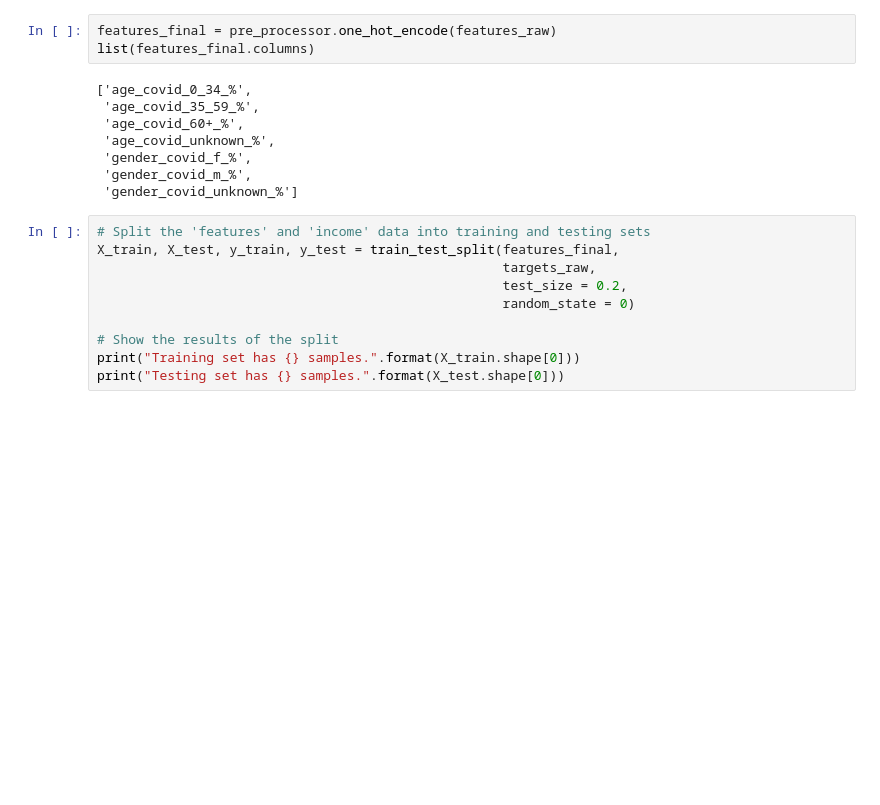
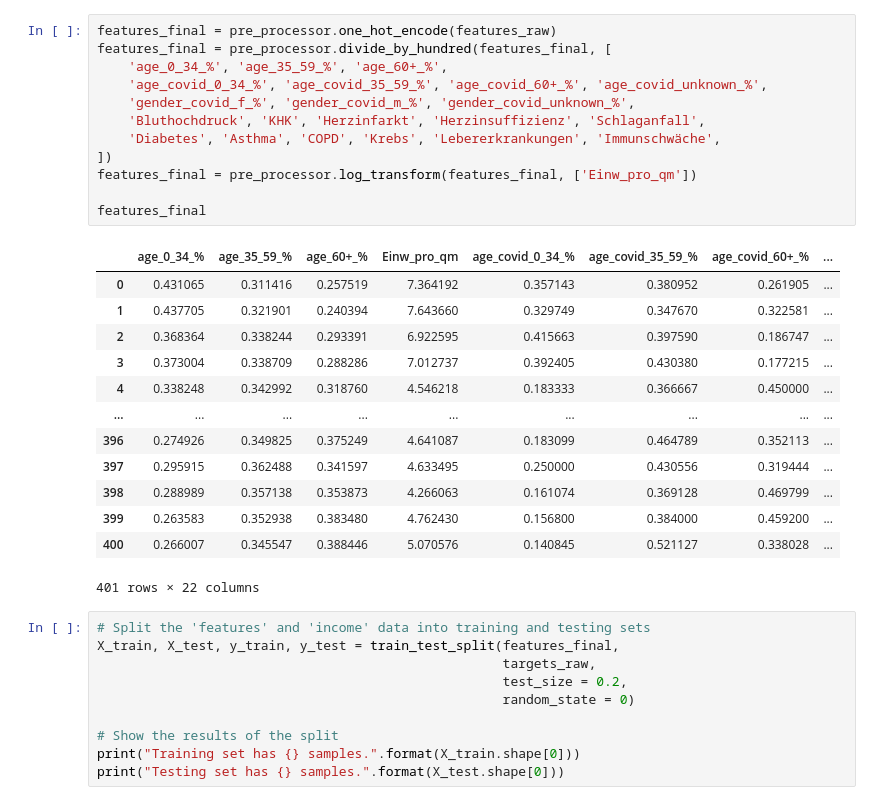
Before and after one commit to DS1-ATeam/covid-19, a Jupyter notebook: code/Lineare Regression - Sterberate nach Alter und Geschlecht.ipynb, the cells around one changed output. Cells and saved outputs as stored; diff of their text form; blank space fills up the shorter version.

```diff
--- a/code/Lineare Regression - Sterberate nach Alter und Geschlecht.ipynb
+++ b/code/Lineare Regression - Sterberate nach Alter und Geschlecht.ipynb
@@ -46,14 +51,29 @@ features_raw
-# %%
-features_final = pre_processor.one_hot_encode(features_raw)
-list(features_final.columns)
-# %% [output]
-['age_covid_0_34_%',
- 'age_covid_35_59_%',
- 'age_covid_60+_%',
- 'age_covid_unknown_%',
- 'gender_covid_f_%',
- 'gender_covid_m_%',
- 'gender_covid_unknown_%']
+# %%
+features_final = pre_processor.one_hot_encode(features_raw)
+features_final = pre_processor.divide_by_hundred(features_final, [
+    'age_0_34_%', 'age_35_59_%', 'age_60+_%',
+    'age_covid_0_34_%', 'age_covid_35_59_%', 'age_covid_60+_%', 'age_covid_unknown_%',
+    'gender_covid_f_%', 'gender_covid_m_%', 'gender_covid_unknown_%',
+    'Bluthochdruck', 'KHK', 'Herzinfarkt', 'Herzinsuffizienz', 'Schlaganfall',
+    'Diabetes', 'Asthma', 'COPD', 'Krebs', 'Lebererkrankungen', 'Immunschwäche',
+])
+features_final = pre_processor.log_transform(features_final, ['Einw_pro_qm'])
+
+features_final
+# %% [output]
+|  | age_0_34_% | age_35_59_% | age_60+_% | Einw_pro_qm | age_covid_0_34_% | age_covid_35_59_% | age_covid_60+_% | ... |
+| 0 | 0.431065 | 0.311416 | 0.257519 | 7.364192 | 0.357143 | 0.380952 | 0.261905 | ... |
+| 1 | 0.437705 | 0.321901 | 0.240394 | 7.643660 | 0.329749 | 0.347670 | 0.322581 | ... |
+| 2 | 0.368364 | 0.338244 | 0.293391 | 6.922595 | 0.415663 | 0.397590 | 0.186747 | ... |
+| 3 | 0.373004 | 0.338709 | 0.288286 | 7.012737 | 0.392405 | 0.430380 | 0.177215 | ... |
+| 4 | 0.338248 | 0.342992 | 0.318760 | 4.546218 | 0.183333 | 0.366667 | 0.450000 | ... |
+| ... | ... | ... | ... | ... | ... | ... | ... | ... |
+| 396 | 0.274926 | 0.349825 | 0.375249 | 4.641087 | 0.183099 | 0.464789 | 0.352113 | ... |
+| 397 | 0.295915 | 0.362488 | 0.341597 | 4.633495 | 0.250000 | 0.430556 | 0.319444 | ... |
+| 398 | 0.288989 | 0.357138 | 0.353873 | 4.266063 | 0.161074 | 0.369128 | 0.469799 | ... |
+| 399 | 0.263583 | 0.352938 | 0.383480 | 4.762430 | 0.156800 | 0.384000 | 0.459200 | ... |
+| 400 | 0.266007 | 0.345547 | 0.388446 | 5.070576 | 0.140845 | 0.521127 | 0.338028 | ... |
+401 rows × 22 columns
 # %%
 # Split the 'features' and 'income' data into training and testing sets
 X_train, X_test, y_train, y_test = train_test_split(features_final,
```
Also changed, not shown: parts of 12 cells of this notebook, 2 other files.
